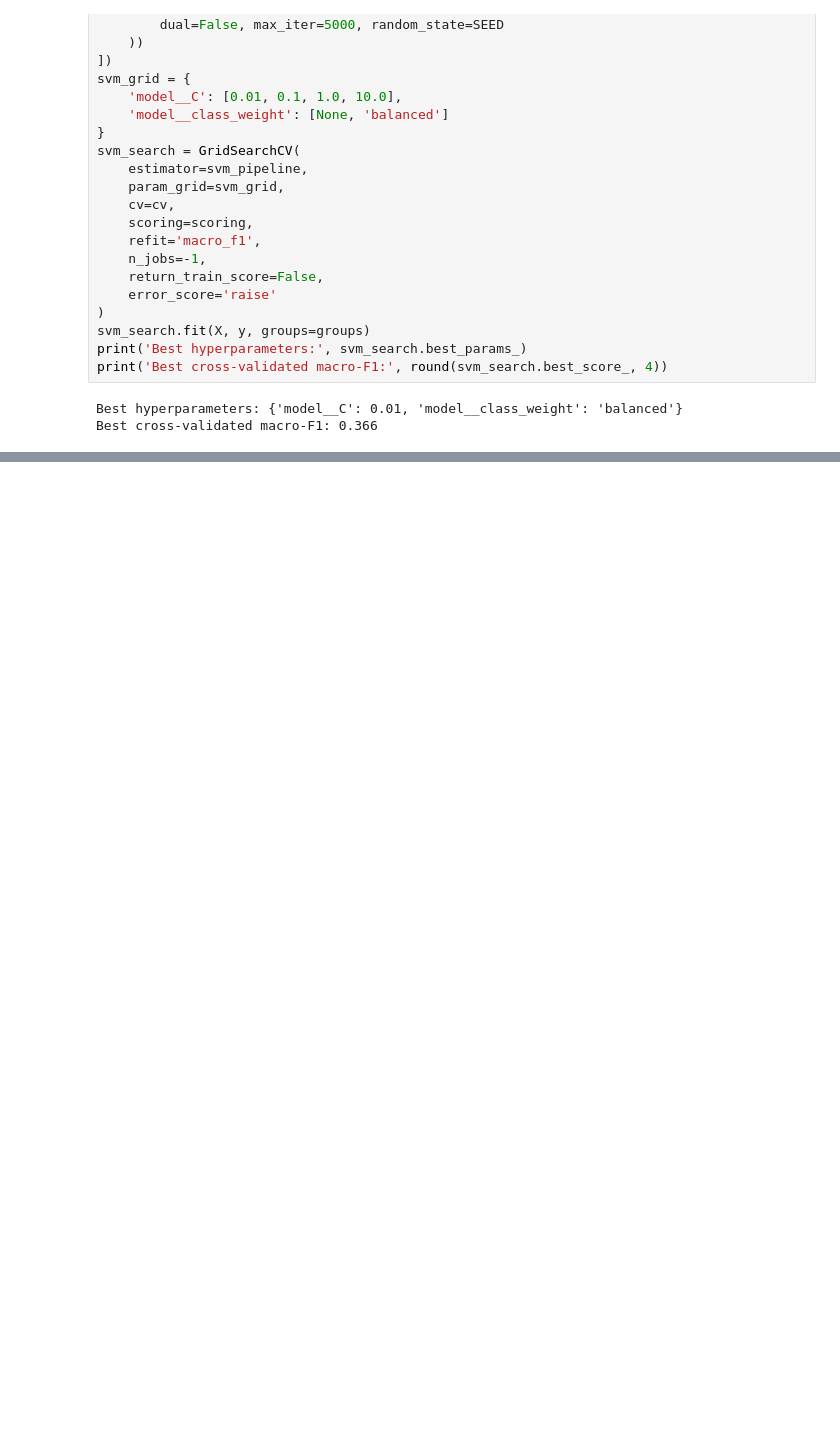
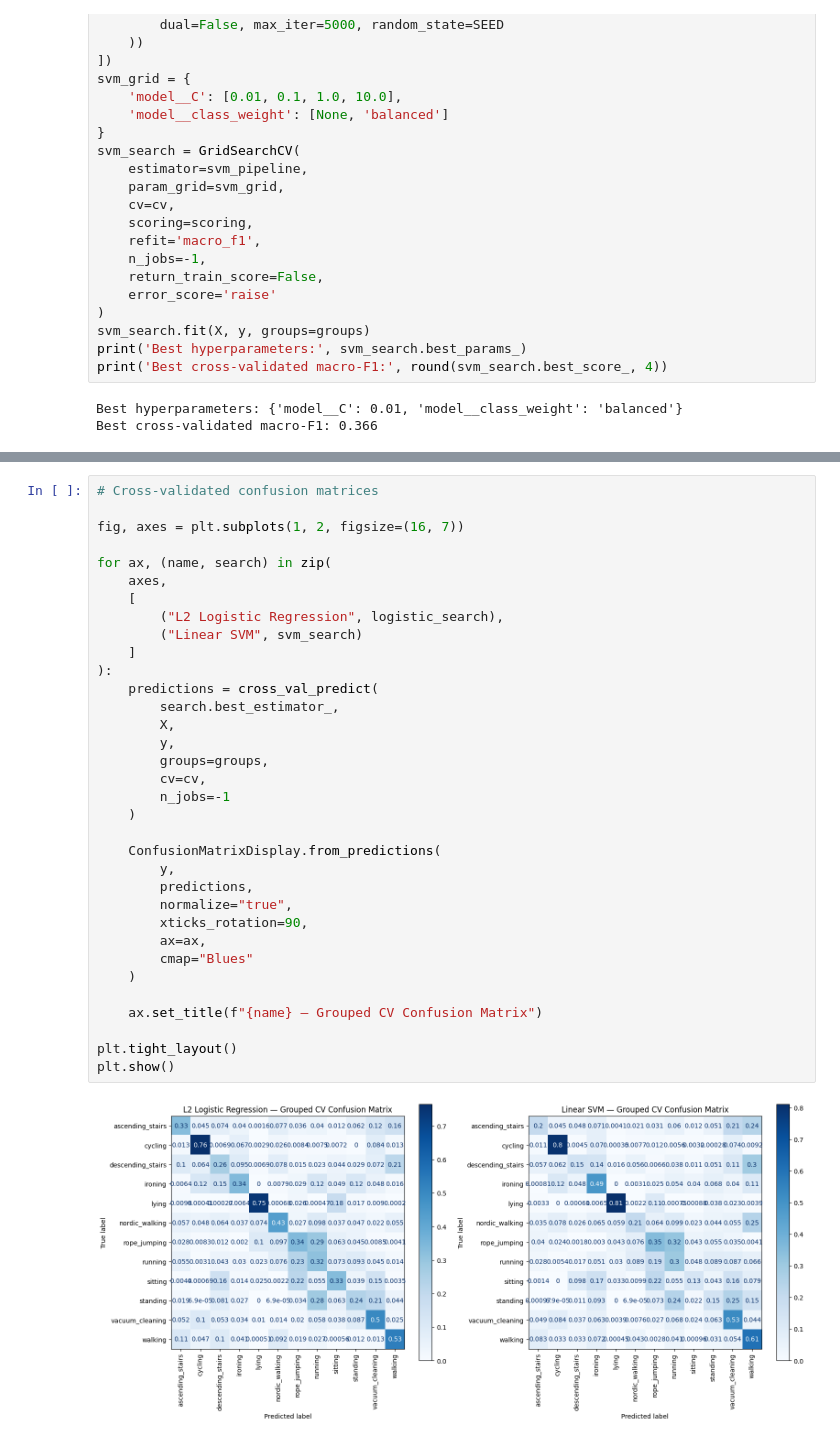
Before and after one commit to laine-goldmacher/DS4021-Final-Project, a Jupyter notebook: linear_and_svm.ipynb, the cells around one changed output, grey strips where cells are left out. Drawn from its saved outputs; the diff is of its cells as text; blank space fills up the shorter version.

```diff
--- a/linear_and_svm.ipynb
+++ b/linear_and_svm.ipynb
@@ -299,0 +285,36 @@ with pd.option_context('display.max_colwidth', 130, 'display.max_rows', 50):
+# %%
+# Cross-validated confusion matrices
+
+fig, axes = plt.subplots(1, 2, figsize=(16, 7))
+
+for ax, (name, search) in zip(
+    axes,
+    [
+        ("L2 Logistic Regression", logistic_search),
+        ("Linear SVM", svm_search)
+    ]
+):
+    predictions = cross_val_predict(
+        search.best_estimator_,
+        X,
+        y,
+        groups=groups,
+        cv=cv,
+        n_jobs=-1
+    )
+
+    ConfusionMatrixDisplay.from_predictions(
+        y,
+        predictions,
+        normalize="true",
+        xticks_rotation=90,
+        ax=ax,
+        cmap="Blues"
+    )
+
+    ax.set_title(f"{name} — Grouped CV Confusion Matrix")
+
+plt.tight_layout()
+plt.show()
+# %% [output]
+[figure, added]
```
Also changed, not shown: parts of 5 cells of this notebook.
